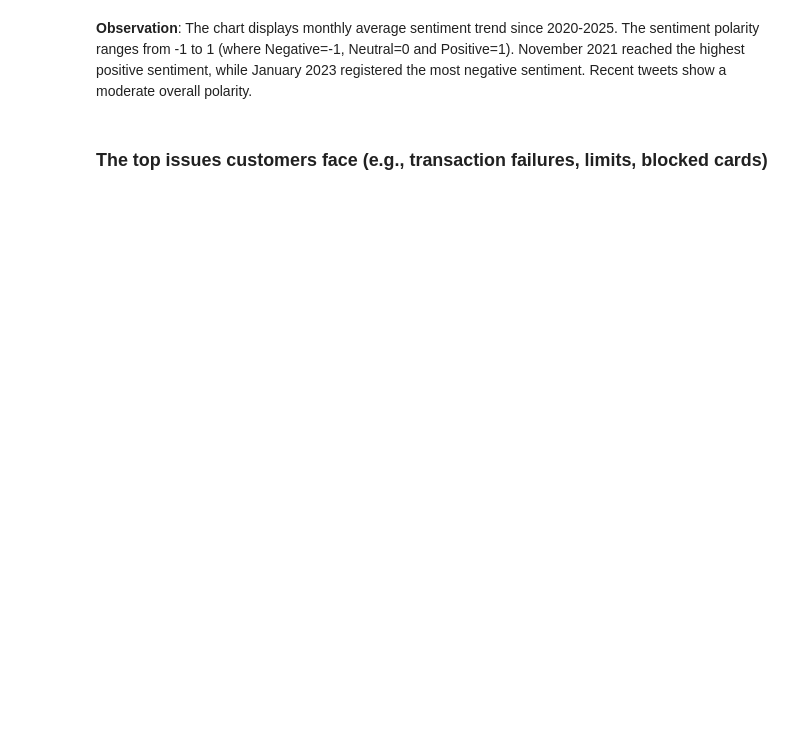
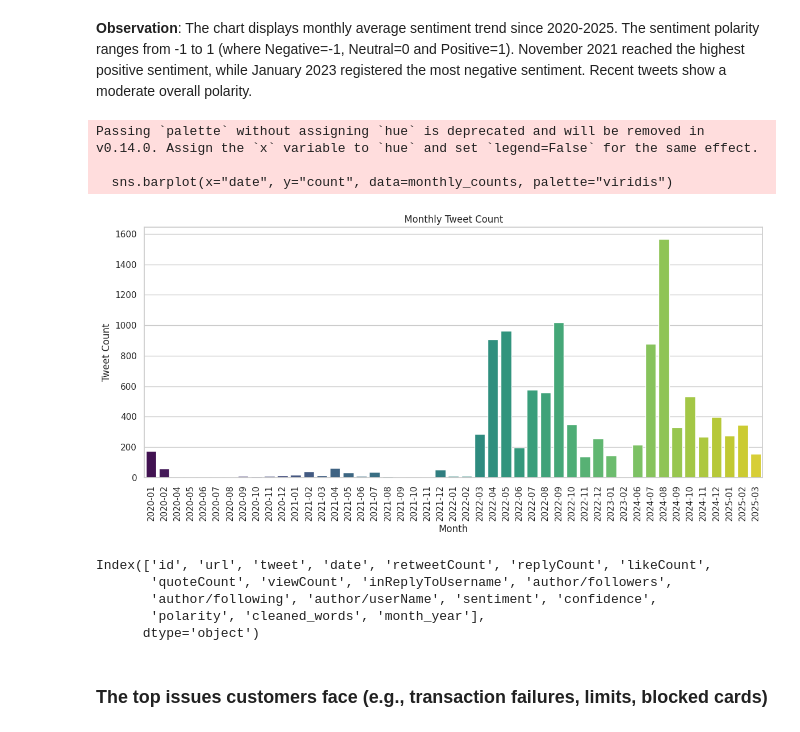
Before and after one commit to Anelawrence/Twitter-Sentiment-Analysis-Virtual-Cards, a Jupyter notebook: 2_cardtonic_twitter_sentiment_analysis.ipynb, the cells around one changed output. Saved outputs shown, nothing was run; the diff lists cells and outputs as text; code cells hidden in the pictures; blank space fills up the shorter version.

```diff
--- a/2_cardtonic_twitter_sentiment_analysis.ipynb
+++ b/2_cardtonic_twitter_sentiment_analysis.ipynb
@@ -451,5 +456,41 @@ plt.show()
 # %% [markdown]
 **Observation**: The chart displays monthly average sentiment trend since 2020-2025. The sentiment polarity ranges from -1 to 1 (where Negative=-1, Neutral=0 and Positive=1). November 2021 reached the highest positive sentiment, while January 2023 registered the most negative sentiment. Recent tweets show a moderate overall polarity.
+# %%
+# Group by month using the dt.to_period accessor and count tweets
+monthly_counts = tweets_df.groupby(tweets_df['date'].dt.to_period('M')).size().reset_index(name='count')
+
+# Set up the seaborn style and figure size
+sns.set(style="whitegrid")
+plt.figure(figsize=(12,6))
+
+# Create the barplot
+sns.barplot(x="date", y="count", data=monthly_counts, palette="viridis")
+
+# Rotate x-axis labels for better readability
+plt.xticks(rotation=90)
+plt.xlabel("Month")
+plt.ylabel("Tweet Count")
+plt.title("Monthly Tweet Count")
+
+plt.tight_layout()
+
+# Save the image
+plt.savefig("monthly_tweet_count.png", dpi=300)
+
+plt.show()
+# %% [output]
+Passing `palette` without assigning `hue` is deprecated and will be removed in v0.14.0. Assign the `x` variable to `hue` and set `legend=False` for the same effect.
+
+  sns.barplot(x="date", y="count", data=monthly_counts, palette="viridis")
+[figure, added]
+# %%
+tweets_df.columns
+# %% [output]
+Index(['id', 'url', 'tweet', 'date', 'retweetCount', 'replyCount', 'likeCount',
+       'quoteCount', 'viewCount', 'inReplyToUsername', 'author/followers',
+       'author/following', 'author/userName', 'sentiment', 'confidence',
+       'polarity', 'cleaned_words', 'month_year'],
+      dtype='object')
 # %% [markdown]
 ### The top issues customers face (e.g., transaction failures, limits, blocked cards)
 # %%
```
Also changed, not shown: parts of 23 cells of this notebook, 4 other files.
